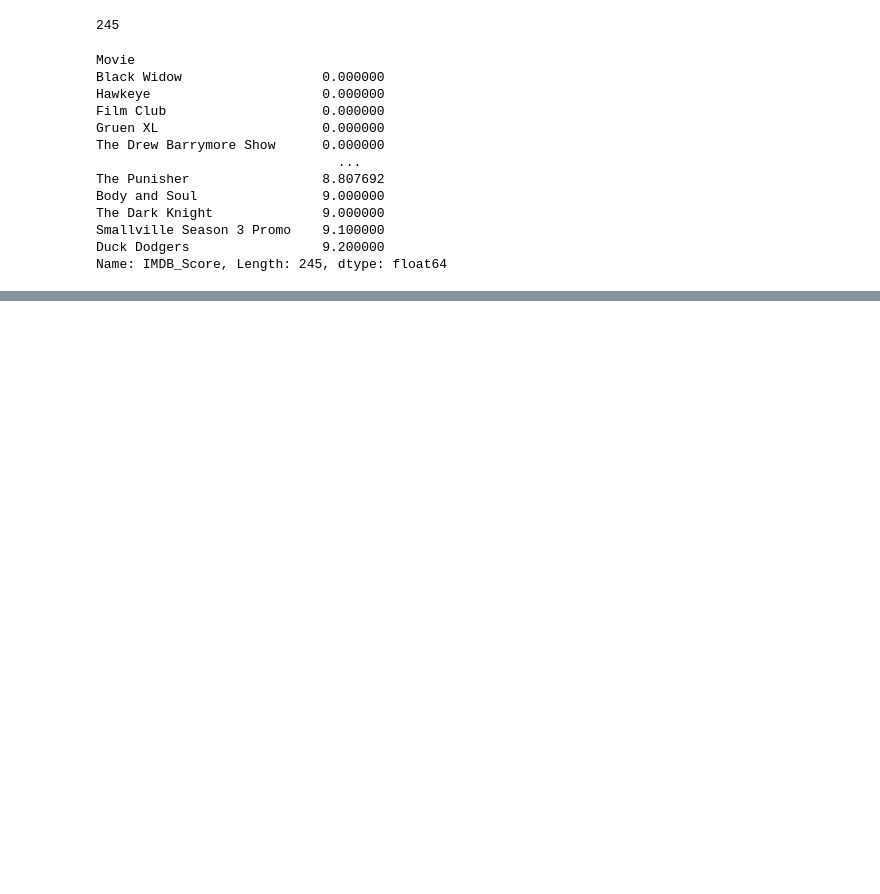
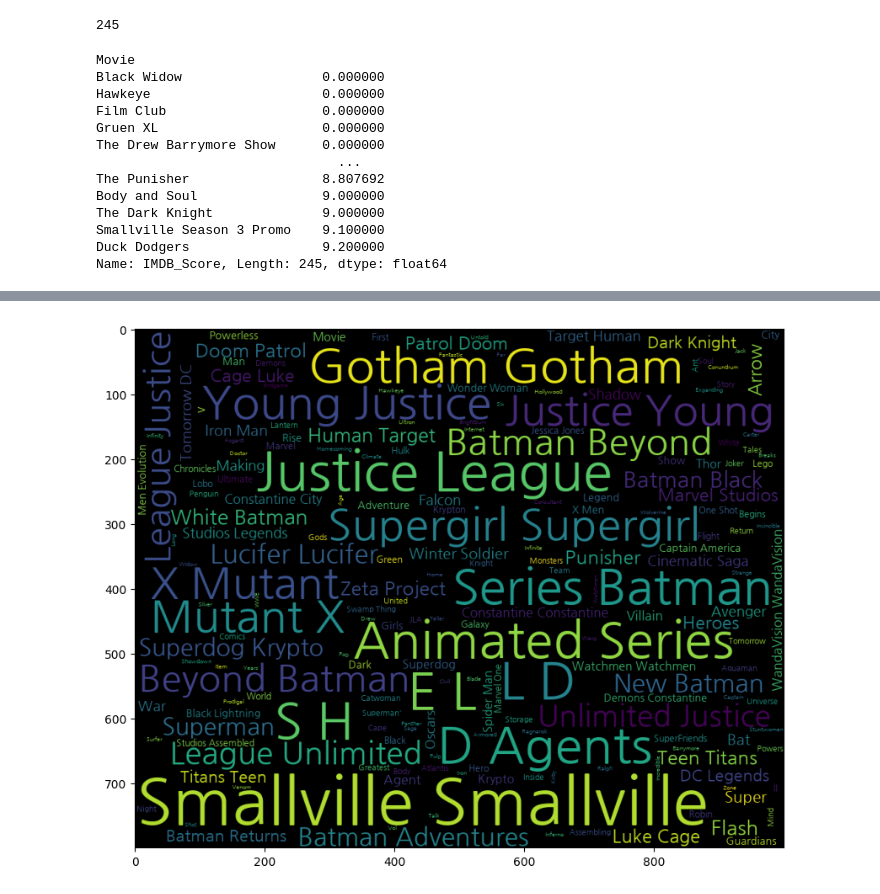
Before and after one commit to karl21-02/netflix_data_analysis, a Jupyter notebook: MarvelDc.ipynb, the cells around one changed output, grey strips where cells are left out. Drawn from its saved outputs; the diff is of its cells as text; code cells hidden in the pictures; blank space fills up the shorter version.

Commit message:
marvelDcWordCloud

```diff
--- a/MarvelDc.ipynb
+++ b/MarvelDc.ipynb
@@ -167,0 +188,15 @@ print(f"최저 평점: {movie_score_group.min()}")
+# %%
+from wordcloud import WordCloud
+import matplotlib.pyplot as plt
+
+word_cloud = WordCloud(
+    font_path="C:\\Users\\manun\\AppData\\Local\\Microsoft\\Windows\\Fonts\\NanumGothic.ttf",
+    width=1000,
+    height=800,
+).generate(' '.join(df['Movie']))
+
+plt.figure(figsize=(10, 8))
+plt.imshow(word_cloud)
+plt.show()
+# %% [output]
+[figure, added]
```
Also changed, not shown: parts of 5 cells of this notebook, 2 other files.
